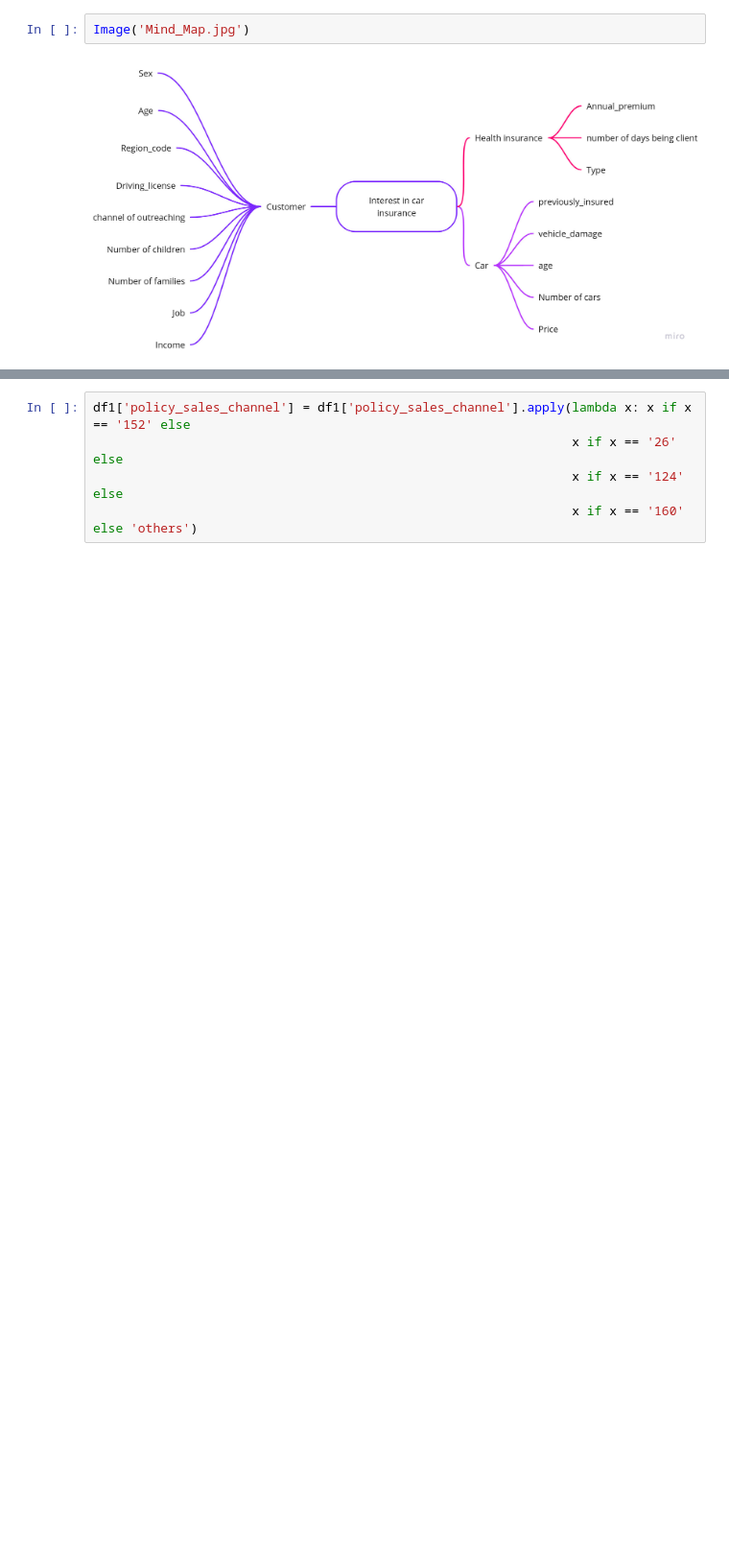
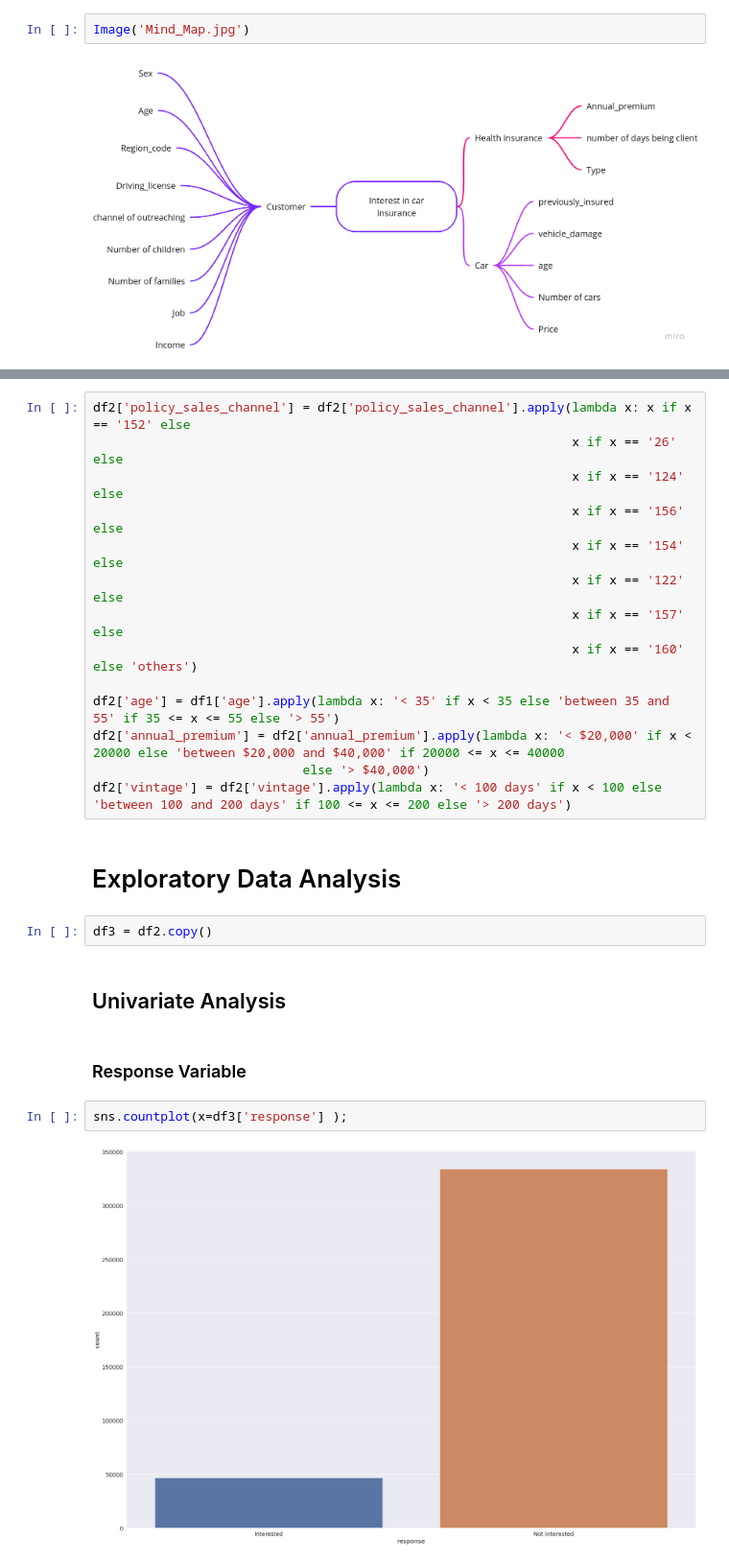
Before and after one commit to danillobarroscordeiro/insurance_cross-sell, a Jupyter notebook: notebooks/insurance_all_cross-sell.ipynb, the cells around one changed output, grey strips where cells are left out. Shown at 96% size. Cells and saved outputs as stored; diff of their text form; blank space fills up the shorter version.

```diff
--- a/notebooks/insurance_all_cross-sell.ipynb
+++ b/notebooks/insurance_all_cross-sell.ipynb
@@ -162,5 +211,26 @@ Image('Mind_Map.jpg')
 # %%
-df1['policy_sales_channel'] = df1['policy_sales_channel'].apply(lambda x: x if x == '152' else
+df2['policy_sales_channel'] = df2['policy_sales_channel'].apply(lambda x: x if x == '152' else
                                                                 x if x == '26' else
                                                                 x if x == '124' else
+                                                                x if x == '156' else
+                                                                x if x == '154' else
+                                                                x if x == '122' else
+                                                                x if x == '157' else
                                                                 x if x == '160' else 'others')
+
+df2['age'] = df1['age'].apply(lambda x: '< 35' if x < 35 else 'between 35 and 55' if 35 <= x <= 55 else '> 55')
+df2['annual_premium'] = df2['annual_premium'].apply(lambda x: '< $20,000' if x < 20000 else 'between $20,000 and $40,000' if 20000 <= x <= 40000
+                            else '> $40,000')
+df2['vintage'] = df2['vintage'].apply(lambda x: '< 100 days' if x < 100 else 'between 100 and 200 days' if 100 <= x <= 200 else '> 200 days')
+# %% [markdown]
+# Exploratory Data Analysis
+# %%
+df3 = df2.copy()
+# %% [markdown]
+## Univariate Analysis
+# %% [markdown]
+### Response Variable
+# %%
+sns.countplot(x=df3['response'] );
+# %% [output]
+[figure, added]
```
Also changed, not shown: parts of 16 cells of this notebook.
